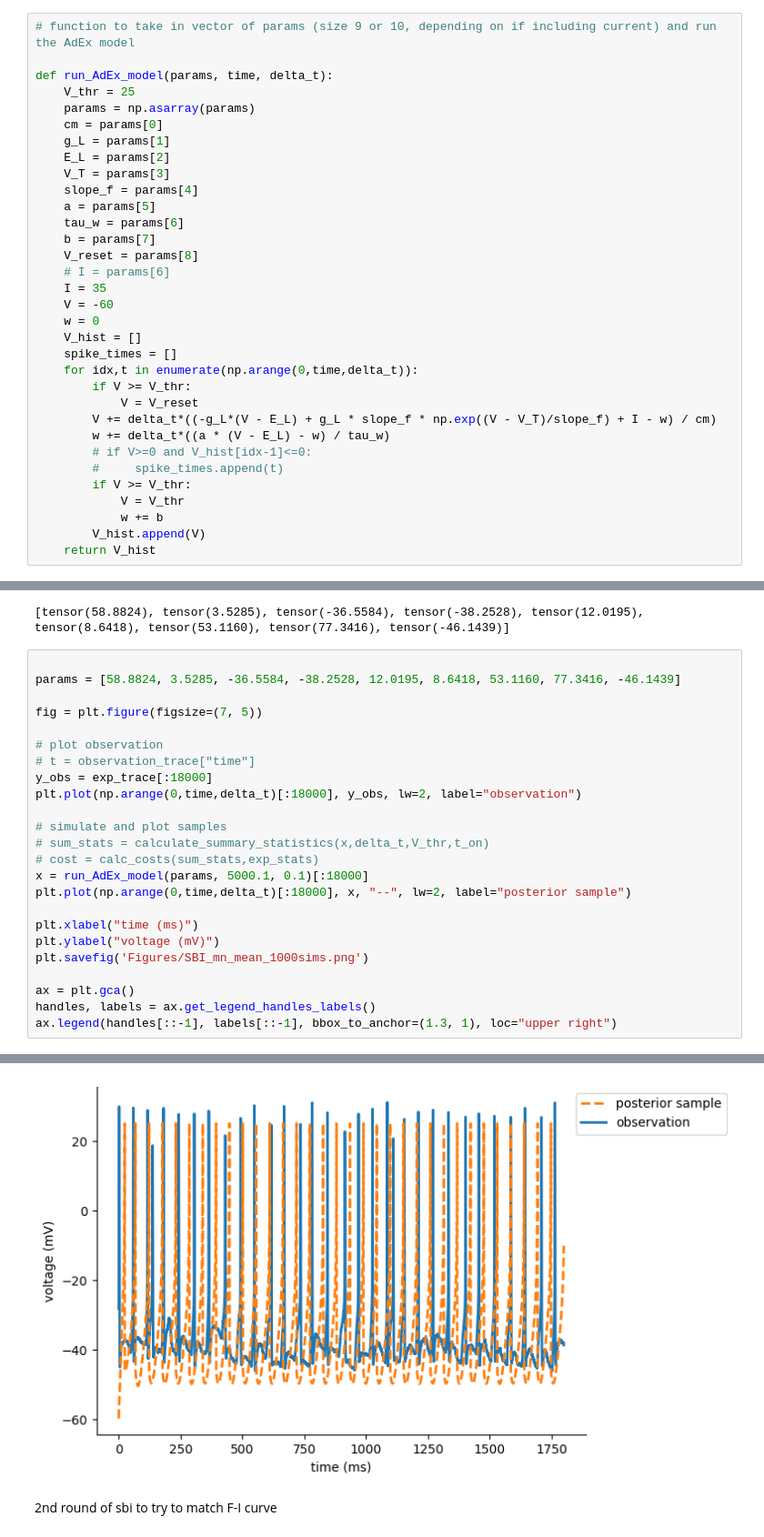
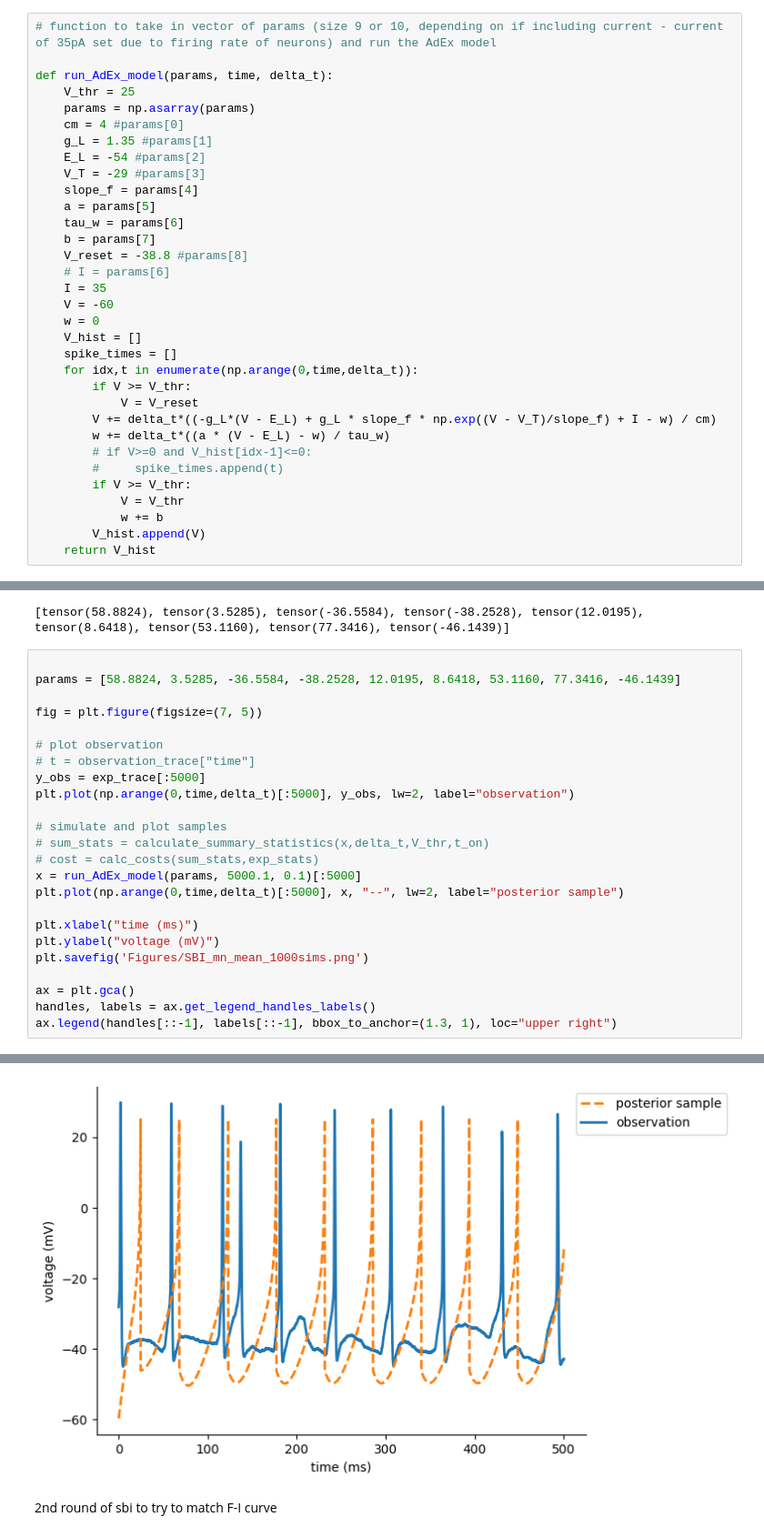
Before and after one commit to awilson98/tadpoleAdEx, a Jupyter notebook: SBI_data.ipynb, the cells around one changed output, grey strips where cells are left out. Shown at 91% size. Cells and saved outputs as stored; diff of their text form.

```diff
--- a/SBI_data.ipynb
+++ b/SBI_data.ipynb
@@ -28,20 +28,20 @@ mpl.rcParams["axes.spines.top"] = False
 # run sbi to find posterior
 # draw samples from posterior and generate x (summary statistics)
 # %%
-# function to take in vector of params (size 9 or 10, depending on if including current) and run the AdEx model
+# function to take in vector of params (size 9 or 10, depending on if including current - current of 35pA set due to firing rate of neurons) and run the AdEx model
 
 def run_AdEx_model(params, time, delta_t):
     V_thr = 25
     params = np.asarray(params)
-    cm = params[0]
-    g_L = params[1]
-    E_L = params[2]
-    V_T = params[3]
+    cm = 4 #params[0]
+    g_L = 1.35 #params[1]
+    E_L = -54 #params[2]
+    V_T = -29 #params[3]
     slope_f = params[4]
     a = params[5]
     tau_w = params[6]
     b = params[7]
-    V_reset = params[8]
+    V_reset = -38.8 #params[8]
     # I = params[6]
     I = 35
     V = -60
@@ -270,30 +312,30 @@ print(mode)
 # %%
 
 params = [58.8824, 3.5285, -36.5584, -38.2528, 12.0195, 8.6418, 53.1160, 77.3416, -46.1439]
 
 fig = plt.figure(figsize=(7, 5))
 
 # plot observation
 # t = observation_trace["time"]
-y_obs = exp_trace[:18000]
-plt.plot(np.arange(0,time,delta_t)[:18000], y_obs, lw=2, label="observation")
+y_obs = exp_trace[:5000]
+plt.plot(np.arange(0,time,delta_t)[:5000], y_obs, lw=2, label="observation")
 
 # simulate and plot samples
 # sum_stats = calculate_summary_statistics(x,delta_t,V_thr,t_on)
 # cost = calc_costs(sum_stats,exp_stats)
-x = run_AdEx_model(params, 5000.1, 0.1)[:18000]
-plt.plot(np.arange(0,time,delta_t)[:18000], x, "--", lw=2, label="posterior sample")
+x = run_AdEx_model(params, 5000.1, 0.1)[:5000]
+plt.plot(np.arange(0,time,delta_t)[:5000], x, "--", lw=2, label="posterior sample")
 
 plt.xlabel("time (ms)")
 plt.ylabel("voltage (mV)")
 plt.savefig('Figures/SBI_mn_mean_1000sims.png')
 
 ax = plt.gca()
 handles, labels = ax.get_legend_handles_labels()
 ax.legend(handles[::-1], labels[::-1], bbox_to_anchor=(1.3, 1), loc="upper right")
 # %% [output]
 <matplotlib.legend.Legend at 0x...>
-[figure, old version]
+[figure, new version]
 # %% [markdown]
 2nd round of sbi to try to match F-I curve
 # %%
```
Also changed, not shown: parts of 8 cells of this notebook, 22 other files.
